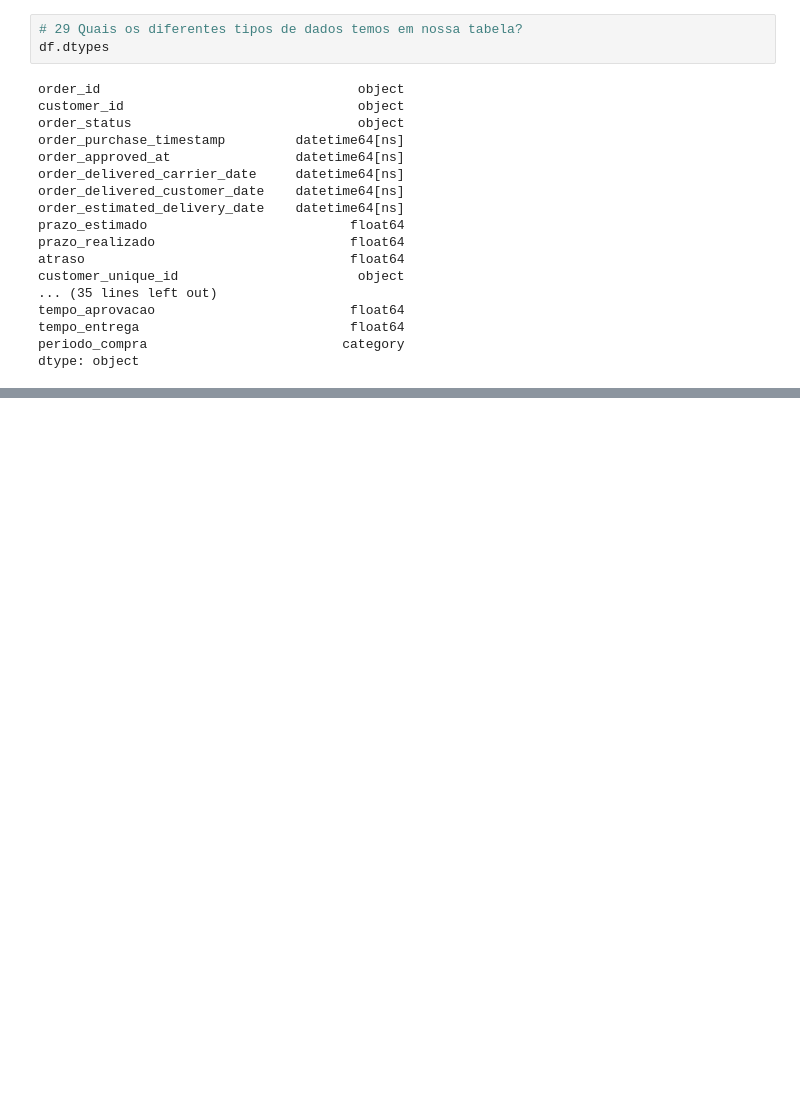
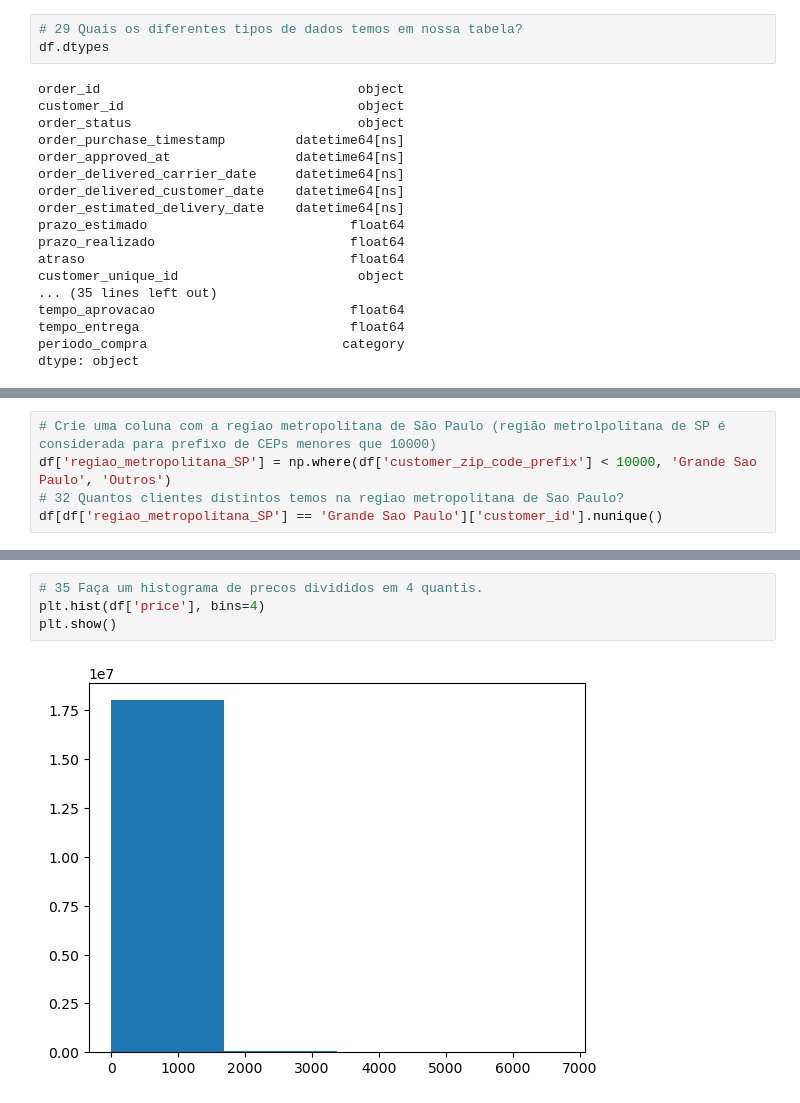
Before and after one commit to caio-a-garcia/PADS202401, a Jupyter notebook: EDA_Olist_perguntas.ipynb, the cells around one changed output, grey strips where cells are left out. Drawn from its saved outputs; the diff is of its cells as text; blank space fills up the shorter version.

```diff
--- a/EDA_Olist_perguntas.ipynb
+++ b/EDA_Olist_perguntas.ipynb
@@ -386,0 +415,5 @@ Name: customer_id, dtype: int64
+# %%
+# Crie uma coluna com a regiao metropolitana de São Paulo (região metrolpolitana de SP é considerada para prefixo de CEPs menores que 10000)
+df['regiao_metropolitana_SP'] = np.where(df['customer_zip_code_prefix'] < 10000, 'Grande Sao Paulo', 'Outros')
+# 32 Quantos clientes distintos temos na regiao metropolitana de Sao Paulo?
+df[df['regiao_metropolitana_SP'] == 'Grande Sao Paulo']['customer_id'].nunique()
@@ -386,0 +464,6 @@ Name: customer_id, dtype: int64
+# %%
+# 35 Faça um histograma de precos divididos em 4 quantis.
+plt.hist(df['price'], bins=4)
+plt.show()
+# %% [output]
+[figure, added]
```
Also changed, not shown: parts of 15 cells of this notebook.
